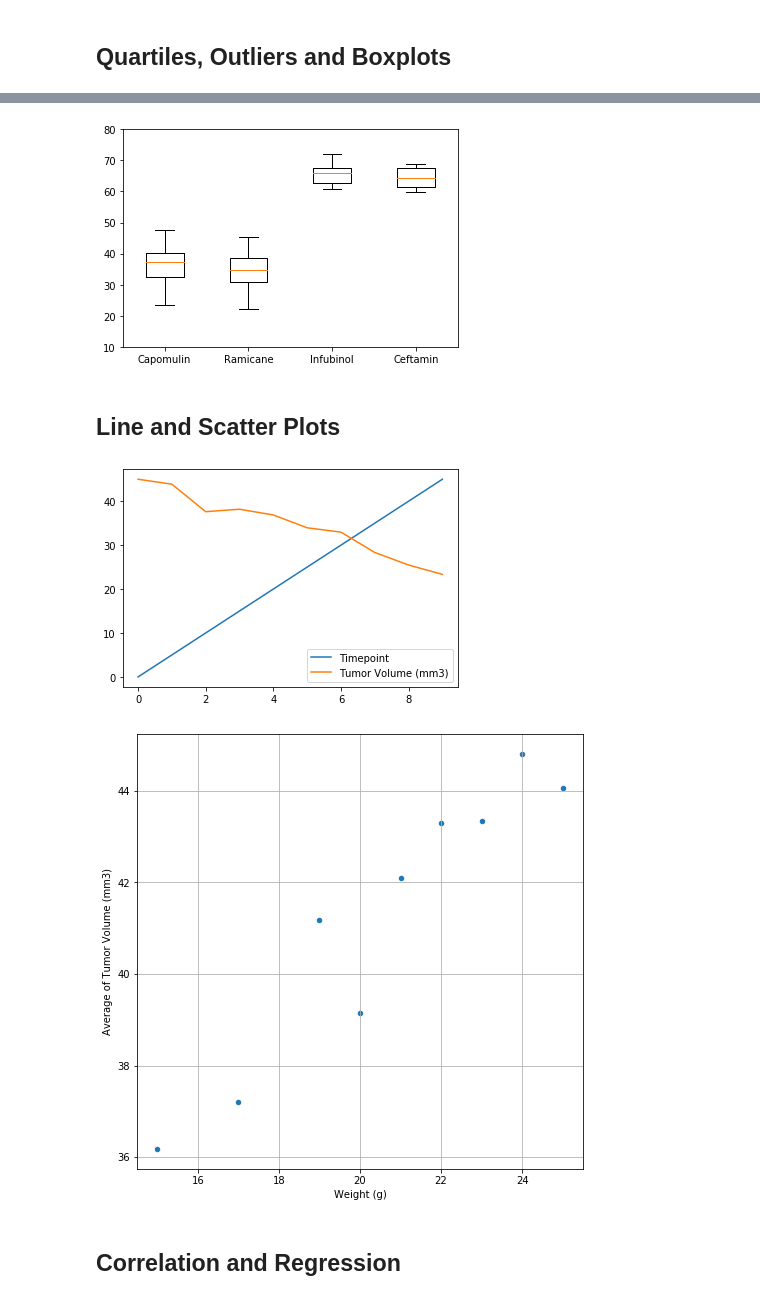
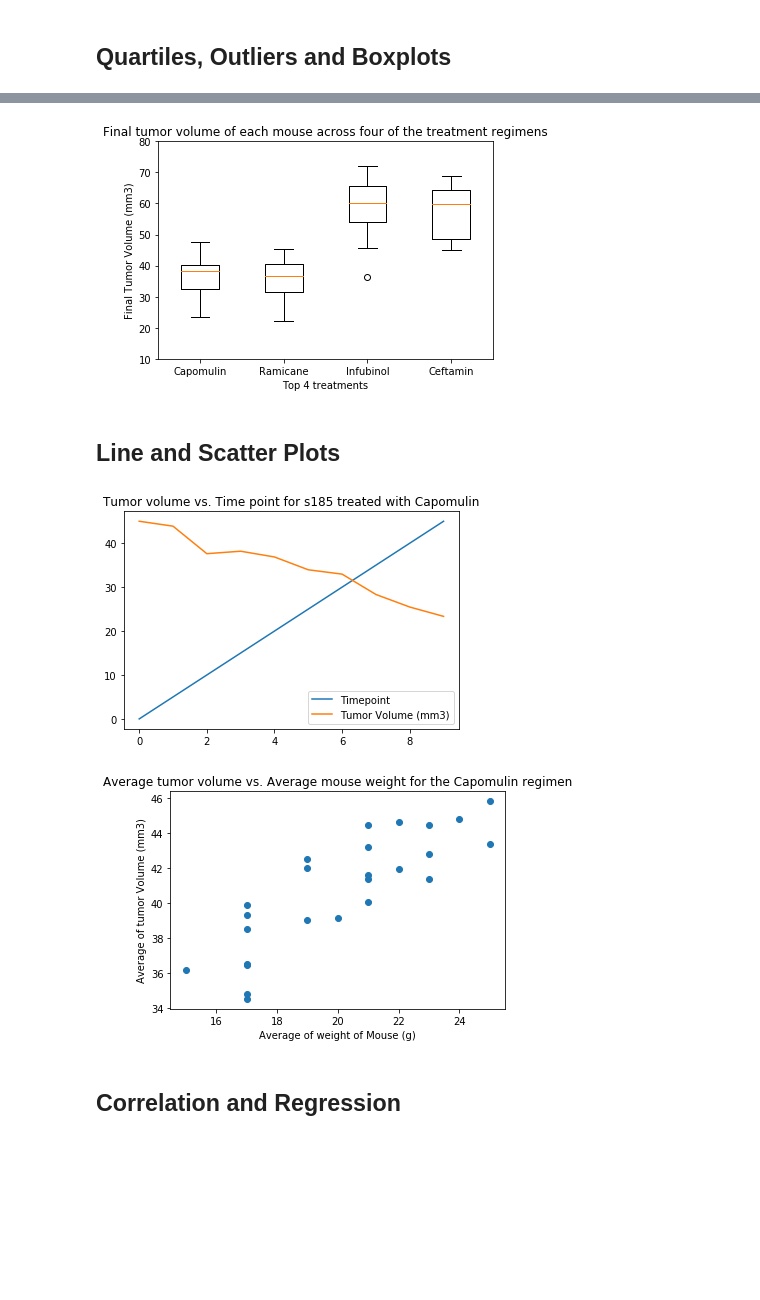
Before and after one commit to 22OVERSooN/Matplotlib_challenge, a Jupyter notebook: pymaceuticals_starter.ipynb, the cells around one changed output, grey strips where cells are left out. Cells and saved outputs as stored; diff of their text form; code cells hidden in the pictures; blank space fills up the shorter version.

```diff
--- a/pymaceuticals_starter.ipynb
+++ b/pymaceuticals_starter.ipynb
@@ -217,9 +219,12 @@ plt.axis("equal")
 
 # Start by getting the last (greatest) timepoint for each mouse
 
-last_timepoint = study_results.loc[study_results['Timepoint'] == 45]
+last_timepoint = clean_dataset.groupby(['Drug Regimen','Mouse ID']).last()['Tumor Volume (mm3)']
+last_timepoint_df = pd.DataFrame(last_timepoint)
+last_timepoint_df = last_timepoint_df.reset_index()
+
 # Merge this group df with the original dataframe to get the tumor volume at the last timepoint
-merged_timepoint_dataset = pd.merge(mouse_metadata, last_timepoint, on = "Mouse ID", how = 'right')
+merged_timepoint_dataset = pd.merge(mouse_metadata, last_timepoint_df, on = ["Mouse ID","Drug Regimen"], how = 'outer')
 
 #group by the drug regimen
 merged_timepoint_dataset_groupby = merged_timepoint_dataset.groupby('Drug Regimen')
@@ -229,3 +234,5 @@ all_treatment_data = merged_timepoint_dataset_groupby['Tumor Volume (mm3)'].appl
 
 #put list into a dataframe
 all_treatment_data_df = pd.DataFrame(all_treatment_data)
+
+last_timepoint_df
@@ -251,10 +272,13 @@ tumor_vols = [volume for volume in top_tumor_df['Tumor Volume (mm3)']]
 # %%
 # Generate a box plot of the final tumor volume of each mouse across four regimens of interest
 plt.boxplot(tumor_vols, labels=top_treatment)
 plt.ylim(10, 80)
+plt.xlabel("Top 4 treatments")
+plt.ylabel("Final Tumor Volume (mm3)")
+plt.title("Final tumor volume of each mouse across four of the treatment regimens")
 plt.show()
 # %% [output]
-[figure, old version]
+[figure, new version]
 # %% [markdown]
 ## Line and Scatter Plots
 # %%
@@ -271,26 +295,26 @@ plotful_df = specitic_mouse_data.reset_index()
 final_plotful = plotful_df.drop(columns = ["index"])
 
 #generate the line chart
-line_plot = final_plotful.plot.line()
+
+line_plot = final_plotful.plot.line(title='Tumor volume vs. Time point for s185 treated with Capomulin')
 # %% [output]
-[figure, old version]
+[figure, new version]
 # %%
 # Generate a scatter plot of average tumor volume vs. mouse weight for the Capomulin regimen
 capomulin_scatter_plot = clean_dataset[clean_dataset["Drug Regimen"].isin(["Capomulin"])]
 
 #group the weight and calculate the mean of the tumor volume
-average_tumor_volume = capomulin_scatter_plot.groupby("Weight (g)")['Tumor Volume (mm3)'].mean()
-
-#reset the index & rename the columns
-reset_index = average_tumor_volume.reset_index()
-
-#rename the columns
-reset_index = reset_index.rename(columns = {"Tumor Volume (mm3)":"Average of Tumor Volume (mm3)"})
+average_tumor_volume = capomulin_scatter_plot.groupby("Mouse ID")['Tumor Volume (mm3)'].mean()
+average_weight = capomulin_scatter_plot.groupby("Mouse ID")['Weight (g)'].mean()
 
 #generate the scatter plot
-scatter_plot = reset_index.plot(kind='scatter', x='Weight (g)', y='Average of Tumor Volume (mm3)', grid = True, figsize= (8,8))
+plt.scatter(average_weight,average_tumor_volume)
+plt.xlabel("Average of weight of Mouse (g)")
+plt.ylabel("Average of tumor Volume (mm3)")
+plt.title("Average tumor volume vs. Average mouse weight for the Capomulin regimen")
+plt.show()
 # %% [output]
-[figure, old version]
+[figure, new version]
 # %% [markdown]
 ## Correlation and Regression
 # %%
```
Also changed, not shown: parts of 6 cells of this notebook.
